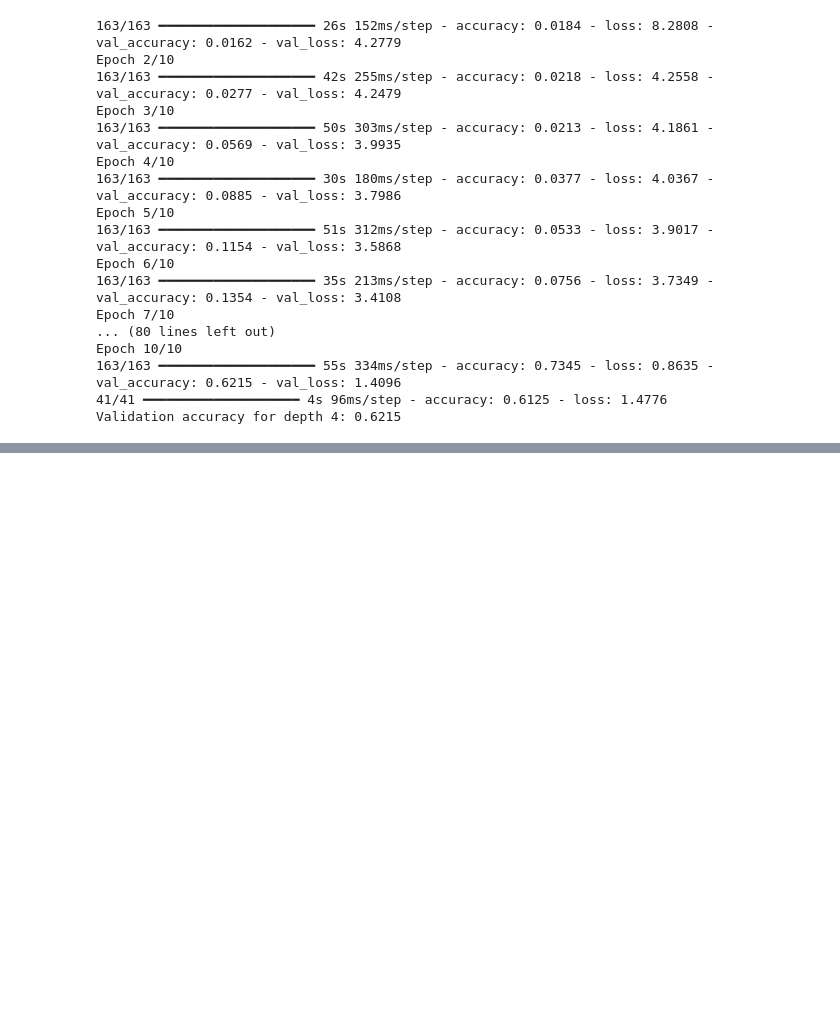
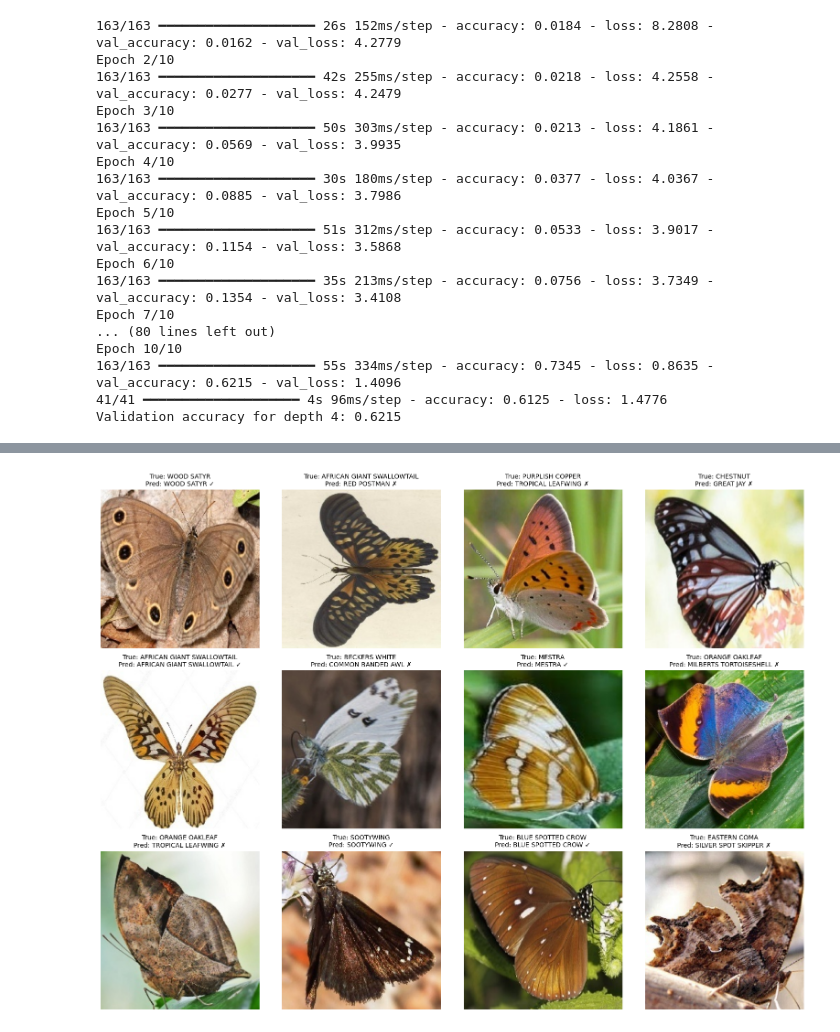
Before and after one commit to pstat197/vignette-image-classification-cnn, a Jupyter notebook: scripts/cnn_butterflies.ipynb, the cells around one changed output, grey strips where cells are left out. Drawn from its saved outputs; the diff is of its cells as text; code cells hidden in the pictures; blank space fills up the shorter version.

Commit message:
Using the validation set as the testing set now, created plot of butterflies with true vs predicted

```diff
--- a/scripts/cnn_butterflies.ipynb
+++ b/scripts/cnn_butterflies.ipynb
@@ -206,0 +181,12 @@ print(test_df.head())
+# %%
+# Predict on validation set once
+val_probs = model.predict(val_gen)                # predict all validation images at once
+val_pred_indices = np.argmax(val_probs, axis=1)   # get predicted class indices
+index_to_class = {v: k for k, v in train_gen.class_indices.items()}
+val_pred_labels = [index_to_class[i] for i in val_pred_indices]  # convert indices to labels
+
+# -------------------------------
+# Evaluate accuracy on validation set
+# -------------------------------
+val_loss, val_acc = model.evaluate(val_gen)
+print(f"Validation accuracy: {val_acc:.4f}")
@@ -206,0 +197,28 @@ print(test_df.head())
+# %%
+import matplotlib.pyplot as plt
+import os
+
+N = 12  # number of images to display
+plt.figure(figsize=(16, 12))
+
+for i in range(N):
+    row = val_df_split.iloc[i]
+    img_path = os.path.join(TRAIN_DIR, row["filename"])  # validation images are in TRAIN_DIR
+    img = plt.imread(img_path)
+
+    true_label = row["class"]
+    pred_label = val_pred_labels[i]
+
+    correct = (pred_label == true_label)
+    mark = "✓" if correct else "✗"
+    title = f"True: {true_label}\nPred: {pred_label} {mark}"
+
+    plt.subplot(3, 4, i+1)
+    plt.imshow(img)
+    plt.axis("off")
+    plt.title(title, fontsize=10)
+
+plt.tight_layout()
+plt.show()
+# %% [output]
+[figure, added]
```
Also changed, not shown: parts of 2 cells of this notebook.
